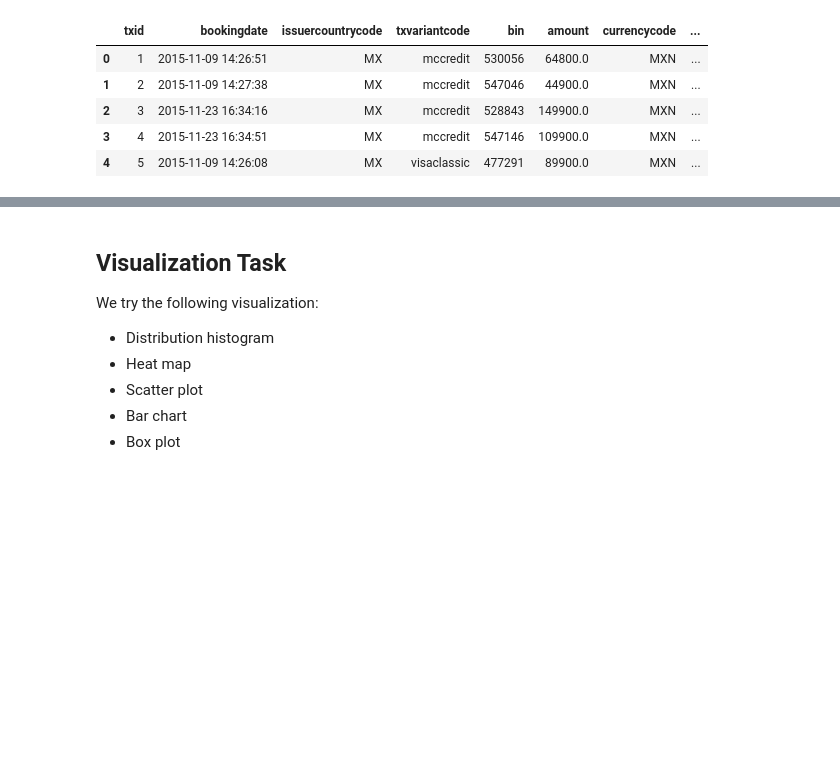
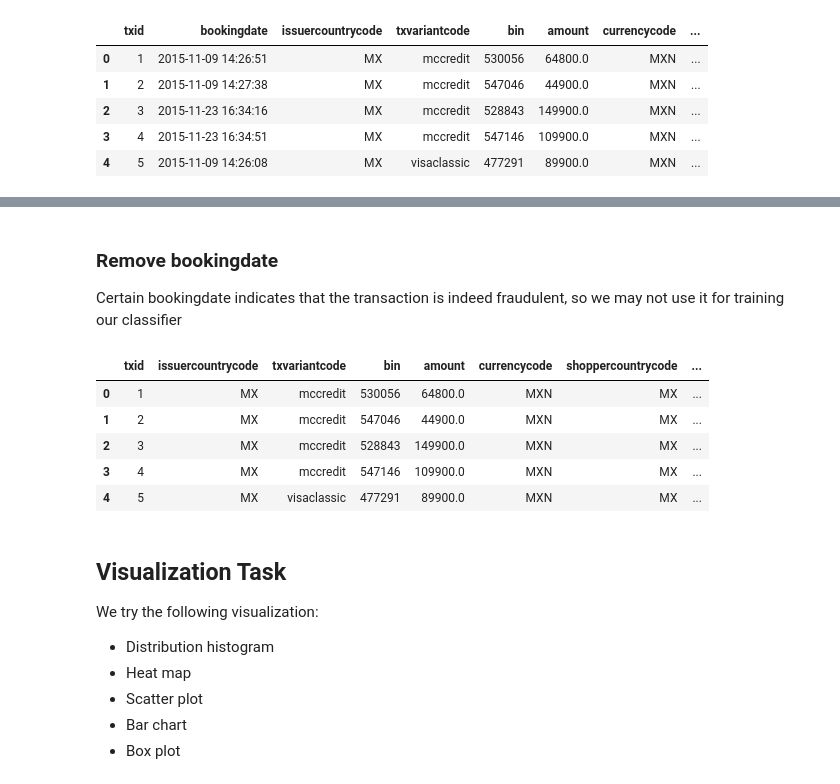
Before and after one commit to enreina/cs4035-lab, a Jupyter notebook: lab1/fraud_detection.ipynb, the cells around one changed output, grey strips where cells are left out. Cells and saved outputs as stored; diff of their text form; code cells hidden in the pictures; blank space fills up the shorter version.

```diff
--- a/lab1/fraud_detection.ipynb
+++ b/lab1/fraud_detection.ipynb
@@ -191,6 +192,19 @@ card_id                                 object
 amount_euro                            float64
 is_fraud                              category
 dtype: object
+# %% [markdown]
+### Remove bookingdate
+Certain bookingdate indicates that the transaction is indeed fraudulent, so we may not use it for training our classifier
+# %%
+data_preproc = data_preproc.drop(['bookingdate'],axis=1)
+data_preproc.head()
+# %% [output]
+|  | txid | issuercountrycode | txvariantcode | bin | amount | currencycode | shoppercountrycode | ... |
+| 0 | 1 | MX | mccredit | 530056 | 64800.0 | MXN | MX | ... |
+| 1 | 2 | MX | mccredit | 547046 | 44900.0 | MXN | MX | ... |
+| 2 | 3 | MX | mccredit | 528843 | 149900.0 | MXN | MX | ... |
+| 3 | 4 | MX | mccredit | 547146 | 109900.0 | MXN | MX | ... |
+| 4 | 5 | MX | visaclassic | 477291 | 89900.0 | MXN | MX | ... |
 # %% [markdown]
 ## Visualization Task
 We try the following visualization:
```
Also changed, not shown: parts of 10 cells of this notebook.
